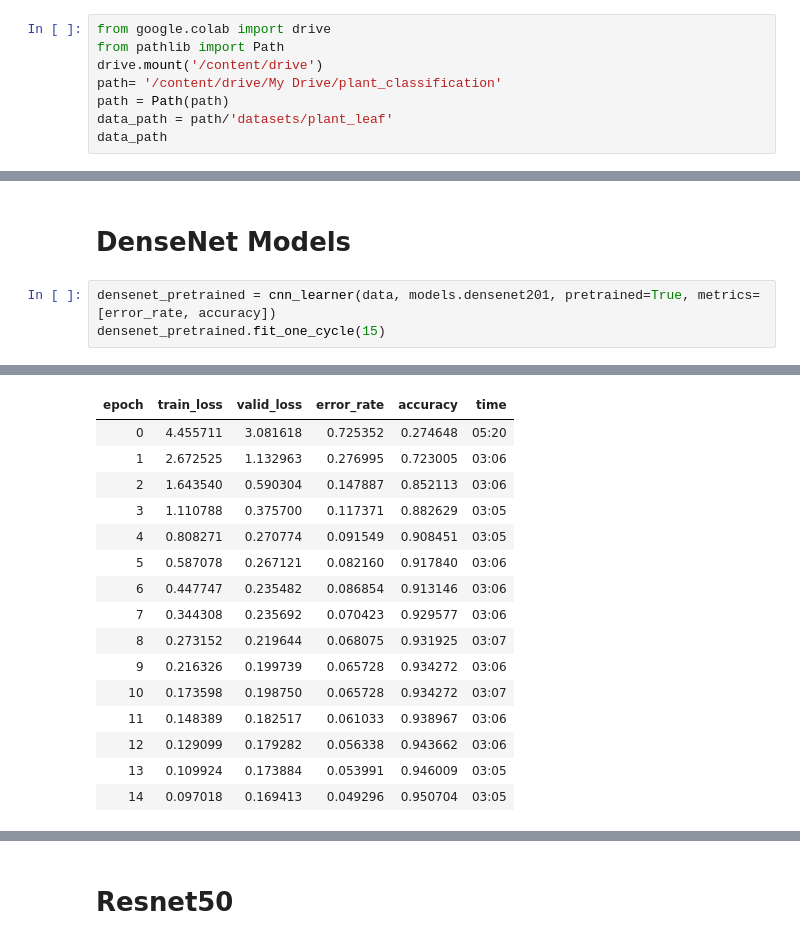
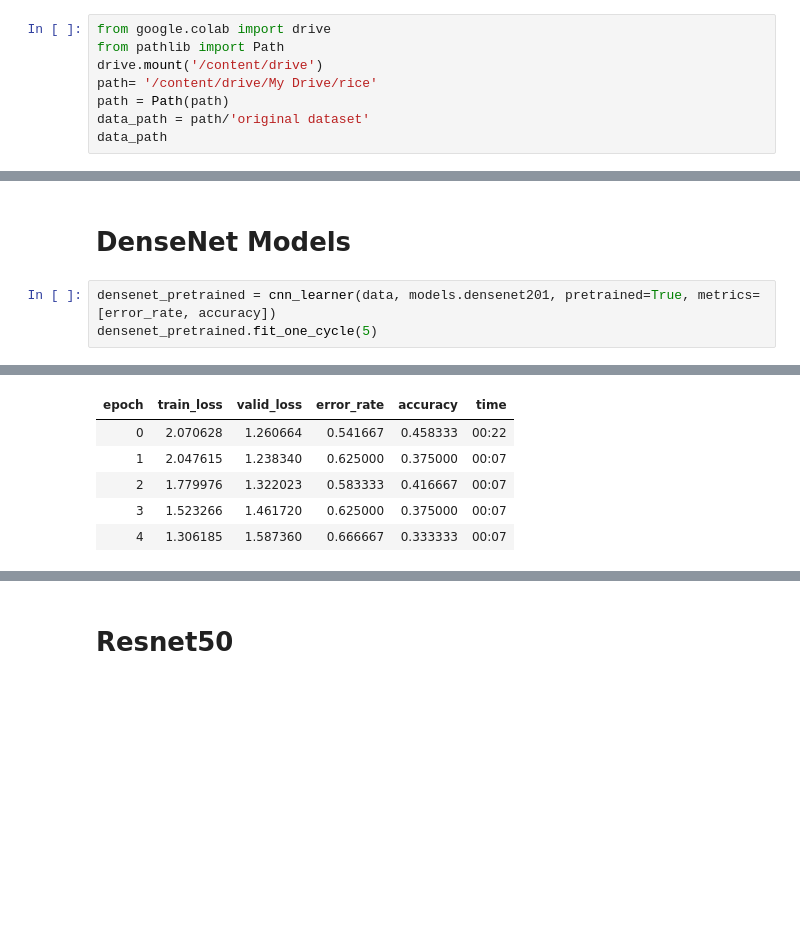
Before and after one commit to nulllpointer/Thesis, a Jupyter notebook: Rice_Leaf_Disease_Classification.ipynb, the cells around one changed output, grey strips where cells are left out. Cells and saved outputs as stored; diff of their text form; blank space fills up the shorter version.

```diff
--- a/Rice_Leaf_Disease_Classification.ipynb
+++ b/Rice_Leaf_Disease_Classification.ipynb
@@ -16,8 +16,8 @@ warnings.filterwarnings("ignore", category=UserWarning, module="torch.nn.functio
 from google.colab import drive
 from pathlib import Path
 drive.mount('/content/drive')
-path= '/content/drive/My Drive/plant_classification'
+path= '/content/drive/My Drive/rice'
 path = Path(path)
-data_path = path/'datasets/plant_leaf'
+data_path = path/'original dataset'
 data_path
 # %% [output]
@@ -58,5 +64,5 @@ Test: None
 # DenseNet Models
 # %%
 densenet_pretrained = cnn_learner(data, models.densenet201, pretrained=True, metrics=[error_rate, accuracy])
-densenet_pretrained.fit_one_cycle(15)
+densenet_pretrained.fit_one_cycle(5)
 # %% [output]
@@ -63,19 +70,9 @@ densenet_pretrained.fit_one_cycle(15)
 | epoch | train_loss | valid_loss | error_rate | accuracy | time |
-| 0 | 4.455711 | 3.081618 | 0.725352 | 0.274648 | 05:20 |
-| 1 | 2.672525 | 1.132963 | 0.276995 | 0.723005 | 03:06 |
-| 2 | 1.643540 | 0.590304 | 0.147887 | 0.852113 | 03:06 |
-| 3 | 1.110788 | 0.375700 | 0.117371 | 0.882629 | 03:05 |
-| 4 | 0.808271 | 0.270774 | 0.091549 | 0.908451 | 03:05 |
-| 5 | 0.587078 | 0.267121 | 0.082160 | 0.917840 | 03:06 |
-| 6 | 0.447747 | 0.235482 | 0.086854 | 0.913146 | 03:06 |
-| 7 | 0.344308 | 0.235692 | 0.070423 | 0.929577 | 03:06 |
-| 8 | 0.273152 | 0.219644 | 0.068075 | 0.931925 | 03:07 |
-| 9 | 0.216326 | 0.199739 | 0.065728 | 0.934272 | 03:06 |
-| 10 | 0.173598 | 0.198750 | 0.065728 | 0.934272 | 03:07 |
-| 11 | 0.148389 | 0.182517 | 0.061033 | 0.938967 | 03:06 |
-| 12 | 0.129099 | 0.179282 | 0.056338 | 0.943662 | 03:06 |
-| 13 | 0.109924 | 0.173884 | 0.053991 | 0.946009 | 03:05 |
-| 14 | 0.097018 | 0.169413 | 0.049296 | 0.950704 | 03:05 |
+| 0 | 2.070628 | 1.260664 | 0.541667 | 0.458333 | 00:22 |
+| 1 | 2.047615 | 1.238340 | 0.625000 | 0.375000 | 00:07 |
+| 2 | 1.779976 | 1.322023 | 0.583333 | 0.416667 | 00:07 |
+| 3 | 1.523266 | 1.461720 | 0.625000 | 0.375000 | 00:07 |
+| 4 | 1.306185 | 1.587360 | 0.666667 | 0.333333 | 00:07 |
 # %%
  densenet_pretrained.recorder.plot_losses()
 densenet_pretrained.save('densenet-15-epcohs')
```
Also changed, not shown: parts of 12 cells of this notebook.
